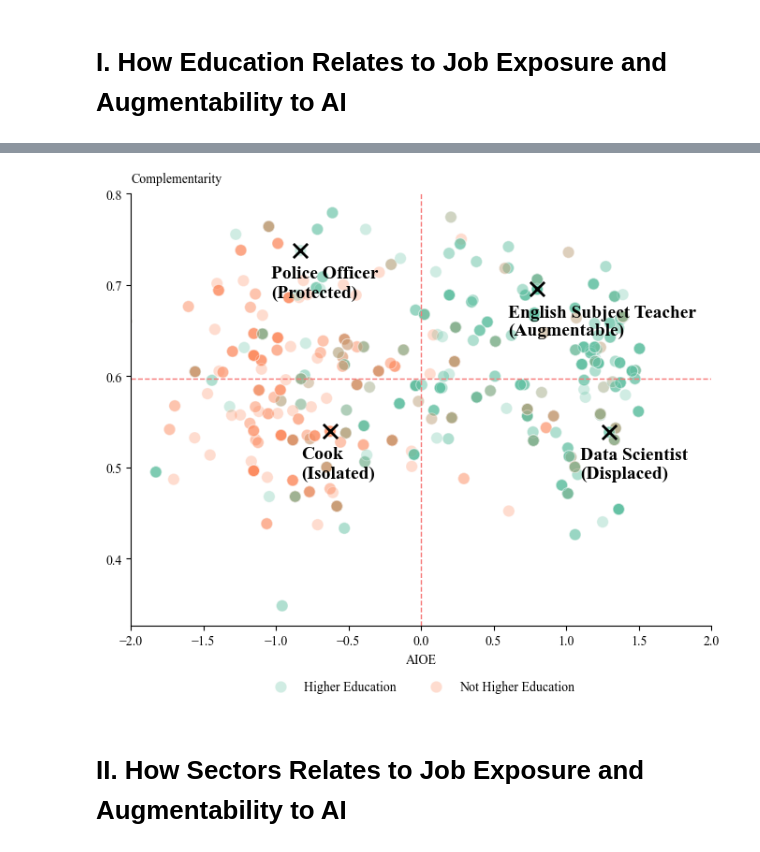
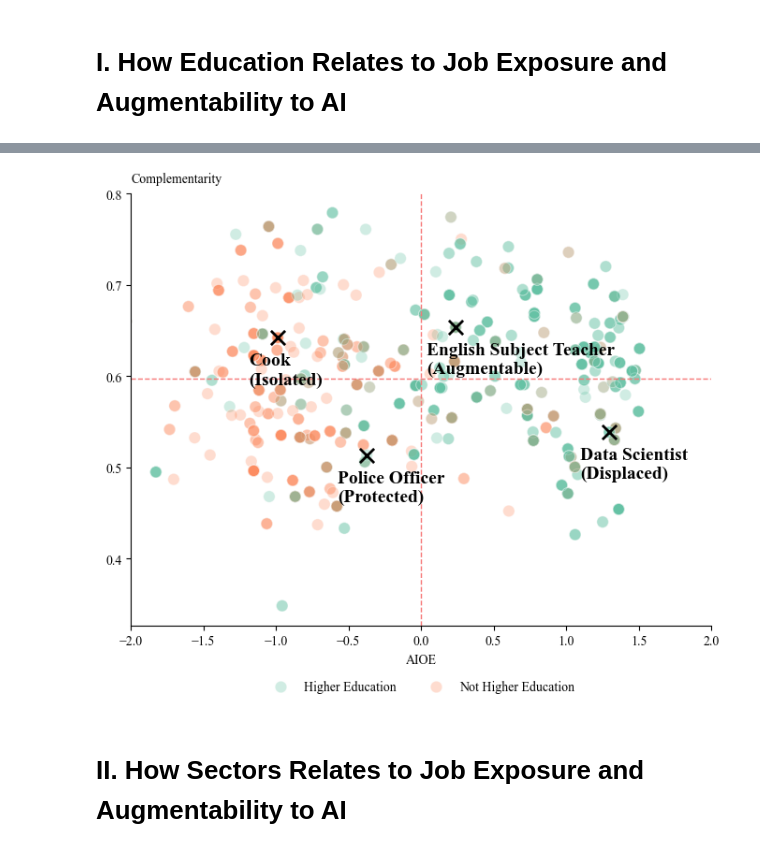
Before and after one commit to BSDSBA-JF/wadwani_intern, a Jupyter notebook: 01_mca_job_list/WorldBank/4_eda/eda.ipynb, the cells around one changed output, grey strips where cells are left out. Cells and saved outputs as stored; diff of their text form; code cells hidden in the pictures.

```diff
--- a/01_mca_job_list/WorldBank/4_eda/eda.ipynb
+++ b/01_mca_job_list/WorldBank/4_eda/eda.ipynb
@@ -36,8 +14,8 @@ mca_df = pd.read_csv('../3_soc_comple/soc_comple.csv')
 def determine_risk(row):
     aioe = row['AIOE']
     comple = row['Complementarity']
-    median = 0.5
-    #median = mca_df['Complementarity'].median()
+    #median = 0.5
+    median = mca_df['Complementarity'].median()
 
     if aioe < 0:
         if comple < median:
@@ -47,7 +25,7 @@ def determine_risk(row):
     elif comple < median:
         return 'Displaced'
     elif comple > median:
-        return 'Augmentable'
+        return 'Augmented'
 
 mca_df['Classification'] = mca_df.apply(determine_risk, axis=1)
 # %%
@@ -129,7 +68,7 @@ rep_jobs = {
     "Protected":  {"idx": 822, "title": "Police Officer"},
     "Isolated":  {"idx": 239, "title": "Cook"},
     "Augmentable": {"idx": 349, "title": "English Subject Teacher"},
-    "Displaced": {"idx": 278, "title": "Data Scientist"}
+    "Displaced": {"idx": 283, "title": "Data Scientist"}
 }
 
 # Add chosen representative jobs
@@ -143,34 +82,34 @@ for c, job in rep_jobs.items():
 
 plt.legend(
     loc="upper center",       # place above or below plot
     bbox_to_anchor=(0.5, -0.1), # shift below the axes
     ncol=2,                   # number of columns
     frameon=False             # remove legend box outline
 )
 
 # Axes limits and lines
 plt.xlim(-2, 2)
 #plt.ylim(-3, 3)
 plt.axvline(x=0, color="#f77777", linestyle='--', linewidth=1)
 plt.axhline(y=mca_df['Complementarity'].median(), color='#f77777', linestyle='--', linewidth=1)
 
 # Labels
 plt.xlabel('AIOE')
 plt.ylabel('Complementarity', rotation=0, ha='left')
 plt.gca().yaxis.set_label_coords(0, 1.02)
 
 # Remove spines
 plt.gca().spines['top'].set_visible(False)
 plt.gca().spines['right'].set_visible(False)
 
 # Title
 #plt.title('AIOE to Complementarity for Filipino Jobs by Educational Pathway\n\n')
 
 plt.savefig('../figures/aioe_comple.png', dpi=300, bbox_inches='tight')
 
 plt.show()
 # %% [output]
-[figure, old version]
+[figure, new version]
 # %% [markdown]
 # II. How Sectors Relates to Job Exposure and Augmentability to AI
 # %%
```
Also changed, not shown: parts of 11 cells of this notebook, 7 other files.
